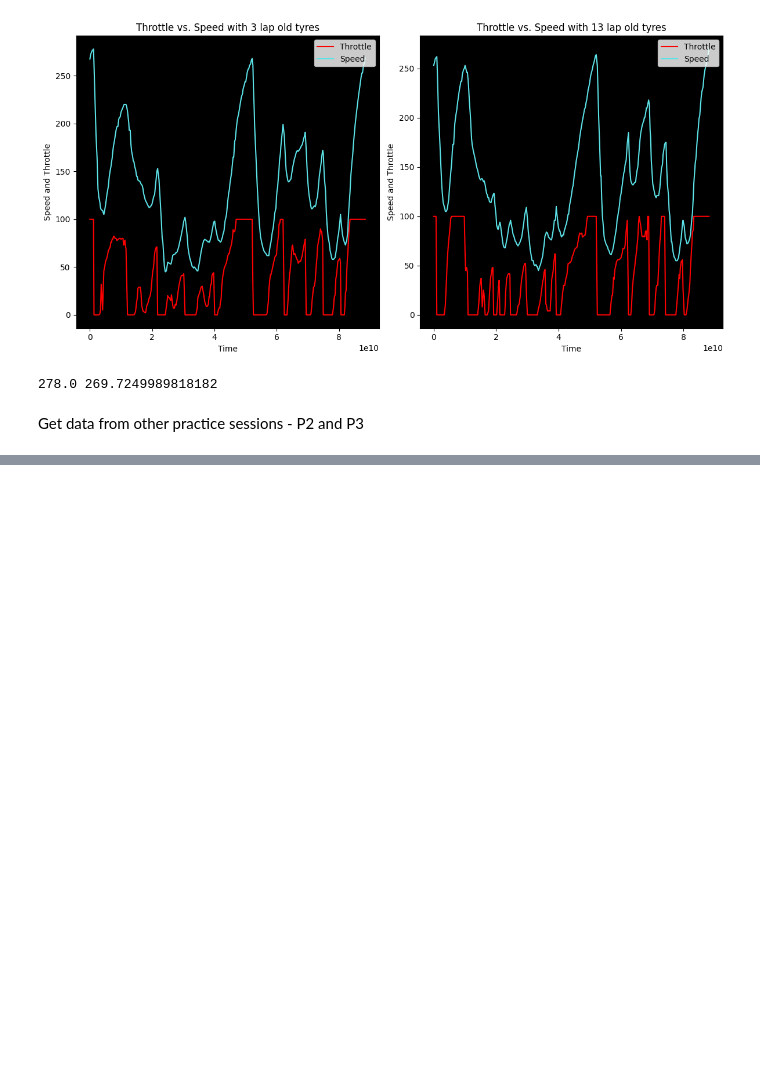
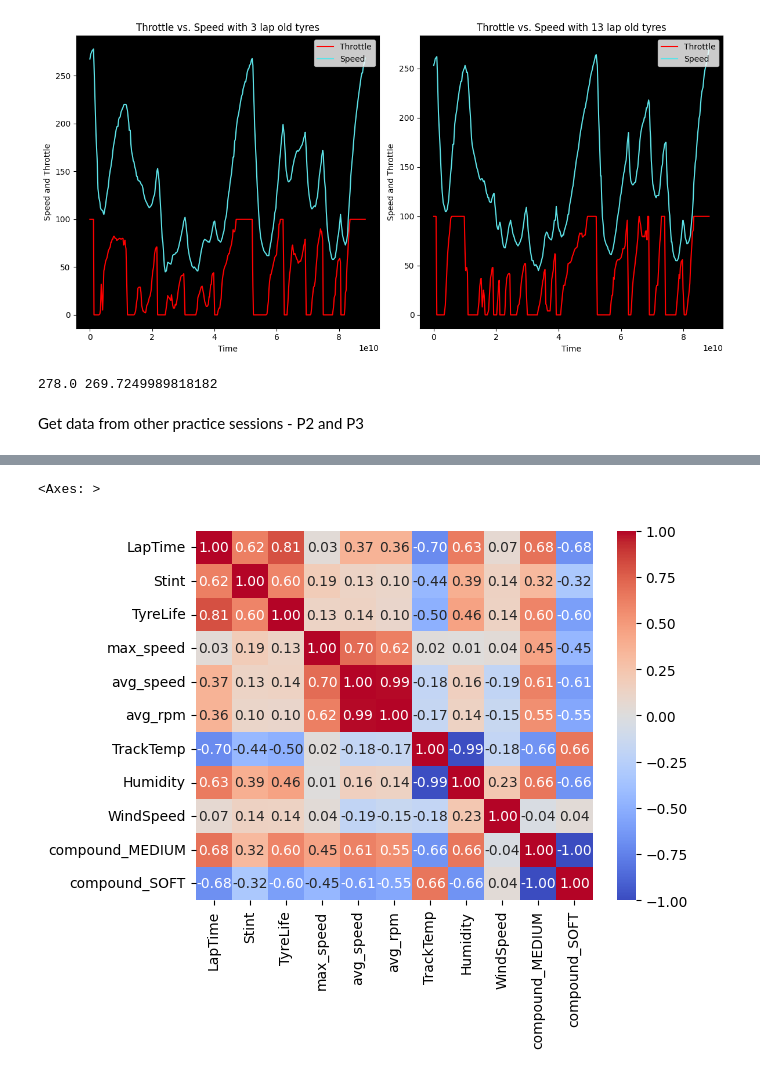
Before and after one commit to cchan083/F1-Lap-Times, a Jupyter notebook: tire_degradation.ipynb, the cells around one changed output, grey strips where cells are left out. Drawn from its saved outputs; the diff is of its cells as text; code cells hidden in the pictures; blank space fills up the shorter version.

```diff
--- a/tire_degradation.ipynb
+++ b/tire_degradation.ipynb
@@ -197,0 +617,11 @@ Get data from other practice sessions - P2 and P3
+# %%
+
+practice_times_encoded = practice_times_encoded.drop(columns=['LapNumber'], axis=1)
+# Calculate the correlation matrix
+corr_matrix = practice_times_encoded.corr()
+
+# Create a heatmap for the correlation matrix
+sns.heatmap(corr_matrix, annot=True, cmap='coolwarm', fmt='.2f')
+# %% [output]
+<Axes: >
+[figure, added]
```
Also changed, not shown: parts of 39 cells of this notebook, 4 other files.
